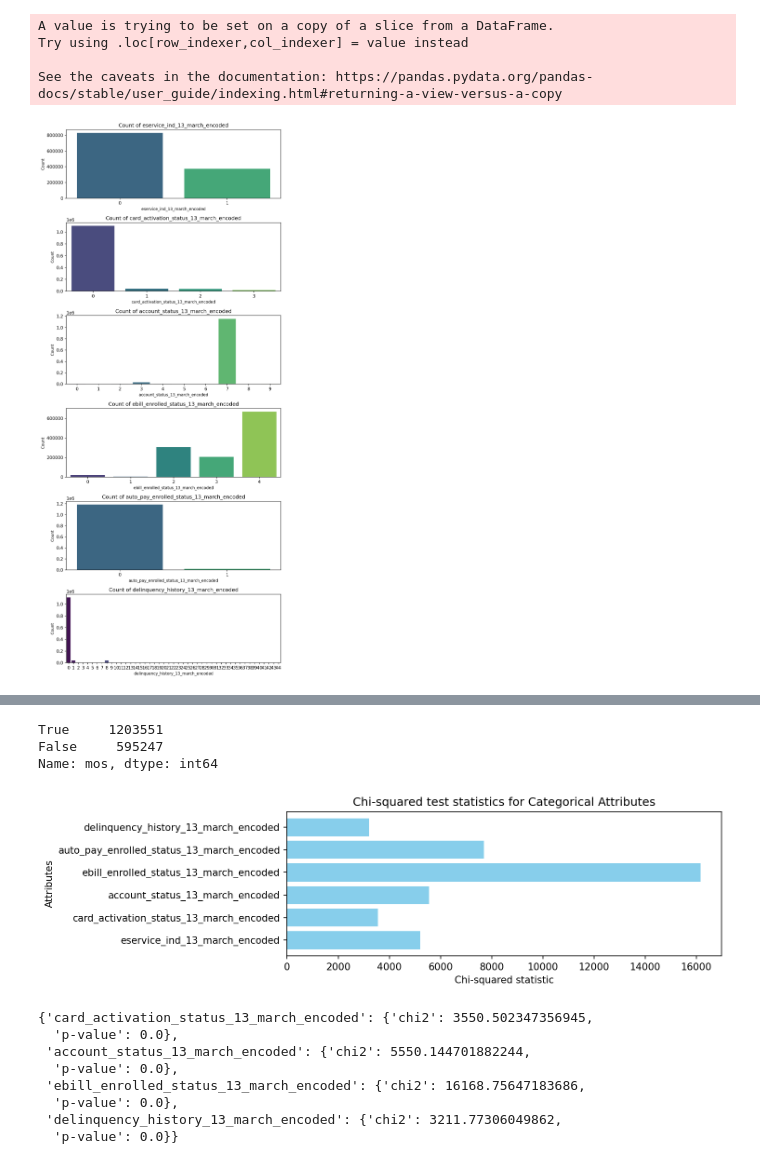
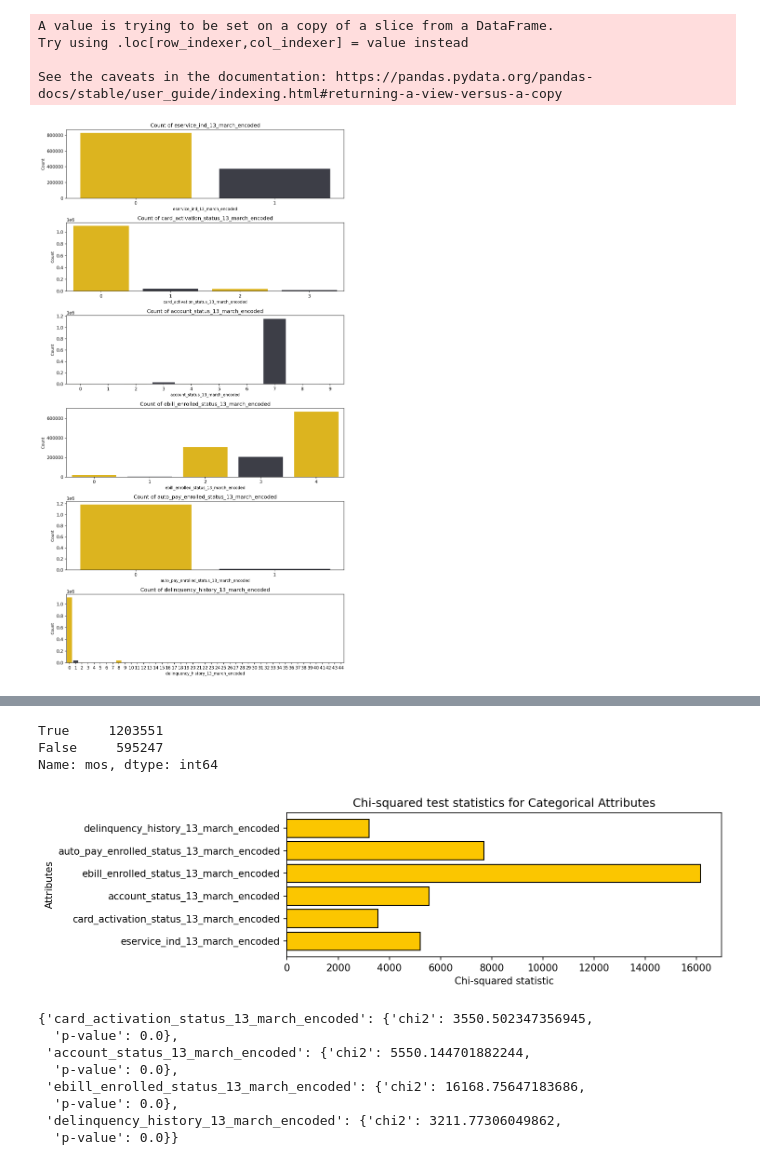
Before and after one commit to Johann-Cardenas/Datathon-2024, a Jupyter notebook: EDA.ipynb, the cells around one changed output, grey strips where cells are left out. Saved outputs shown, nothing was run; the diff lists cells and outputs as text; code cells hidden in the pictures.

```diff
--- a/EDA.ipynb
+++ b/EDA.ipynb
@@ -80,12 +953,15 @@ data[['mos', 'mos_descriptions']].head()
 # %%
 # Frequency Analysis of Most common Tags
 list_descriptions = [item for sublist in data['mos_descriptions'].tolist() for item in sublist]
+
+color_palette = create_range(len(list_descriptions), '#FBC600', '#3B3D49')
+
 description_frequencies = Counter(list_descriptions)
 df_frequencies = pd.DataFrame(description_frequencies.items(), columns=['Description', 'Frequency']).sort_values(by='Frequency', ascending=False)
 
 # plot df_frequencies
 plt.figure(figsize=(4, 3), dpi=150)
-sns.barplot(x='Frequency', y='Description', data=df_frequencies.head(10), palette='deep')
+sns.barplot(x='Frequency', y='Description', data=df_frequencies.head(10), palette=color_palette)
 plt.title('Top 10 IVR Call Reasons')
 plt.show()
 
@@ -105,6 +981,8 @@ df_frequencies.head(10)
 | 10 | pre transfer menu | 155707 |
 # %% [markdown]
 ### **First Step: Filtering Calls that End with TRANSFER**
+# %%
+current_analysis_date = pd.Timestamp('2024-03-18')
 # %%
 data['account_open_date_13_march'] = pd.to_datetime(data['account_open_date_13_march'], errors='coerce')
 data['account_open_date_18_march'] = pd.to_datetime(data['account_open_date_18_march'], errors='coerce')
@@ -187,7 +1102,15 @@ plt.show()
 # %%
 # Help me visualize the contingency table
-plt.figure(figsize=(4, 3), dpi=150)
+plt.figure(figsize=(4, 3), dpi=300)
 sns.heatmap(contingency_table, annot=True, fmt='d', cmap='viridis_r')
-plt.title('Contingency Table ', fontweight='bold', fontsize=15)
+# add percentage to the values (relative to the row)
+
+color =[['black', 'white'],['white', 'white']]
+
+for i in range(2):
+    for j in range(2):
+        plt.text(j + 0.5, i + 0.75, f'({contingency_table.iloc[i, j] / contingency_table.iloc[i].sum() * 100:.2f}%)', color=color[i][j], ha='center', va='center')
+
+plt.title('Contingency Table ', fontweight='bold', fontsize=13)
 # %% [output]
 Text(0.5, 1.0, 'Contingency Table ')
@@ -251,6 +1183,13 @@ continuous_attributes = [
     'no_of_accounts_with_syf_13_march',
     'account_balance_13_march',
     'account_age_years'
+]
+
+# Continuous labels
+continuous_labels = [
+    'Number of Accounts (03/13)',
+    'Account Balance (03/13)',
+    'Account Age'
 ]
 
 categorical_attributes_encoded = [
@@ -260,9 +1199,14 @@ categorical_attributes_encoded = [
 # Visualize continuous attributes with distribution plots.
 fig, axes = plt.subplots(nrows=len(continuous_attributes), ncols=1, figsize=(10, 3 * len(continuous_attributes)), dpi=100)
 for i, attribute in enumerate(continuous_attributes):
-    sns.histplot(TR_df[attribute], kde=True, ax=axes[i], color='red')
-    axes[i].set_title(f'Distribution of {attribute}', fontsize=14, fontweight='bold')
-    axes[i].set_xlabel(attribute, fontsize=12)
+
+    sns.histplot(TR_df[attribute], kde=True,
+                 color=synchrony[1],
+                 line_kws={'color': synchrony[0]},
+                 ax=axes[i])
+
+    axes[i].set_title(f'Distribution of {continuous_labels[i]}', fontsize=14, fontweight='bold')
+    axes[i].set_xlabel(continuous_labels[i], fontsize=12)
     axes[i].set_ylabel('Frequency', fontsize=12)
 plt.tight_layout()
 plt.show()
@@ -296,16 +1240,18 @@ Try using .loc[row_indexer,col_indexer] = value instead
 See the caveats in the documentation: https://pandas.pydata.org/pandas-docs/stable/user_guide/indexing.html#returning-a-view-versus-a-copy
 # %%
 # Visualize categorical attributes with count plots.
-fig, axes = plt.subplots(nrows=len(categorical_attributes_encoded), ncols=1, figsize=(8, 3 * len(categorical_attributes_encoded)), dpi=150)
+fig, axes = plt.subplots(nrows=len(categorical_attributes_encoded), ncols=1, figsize=(10, 3 * len(categorical_attributes_encoded)), dpi=150)
+
 for i, attribute in enumerate(categorical_attributes_encoded):
-    sns.countplot(x=TR_df[attribute], ax=axes[i], palette='viridis')
+    color_palette = create_range(TR_df[attribute].nunique(), '#FBC600', '#3B3D49')
+    sns.countplot(x=TR_df[attribute], ax=axes[i], palette=color_palette)
     axes[i].set_title(f'Count of {attribute}', fontsize=12)
     axes[i].set_xlabel(attribute, fontsize=9)
     axes[i].set_ylabel('Count', fontsize=9)
 plt.tight_layout()
 plt.show()
 # %% [output]
-[figure, old version]
+[figure, new version]
 # %%
 # Show a sample of the encoded categorical attributes
 TR_df[categorical_attributes_encoded].sample(10)
@@ -335,14 +1281,14 @@ for attribute in categorical_attributes_encoded:
     chi2_results[attribute] = {'chi2': chi2, 'p-value': p}
 # %%
 fig, ax = plt.subplots(figsize=(10, 3), dpi=150)
-ax.barh(list(chi2_results.keys()), [result['chi2'] for result in chi2_results.values()], color='skyblue')
+ax.barh(list(chi2_results.keys()), [result['chi2'] for result in chi2_results.values()], color=synchrony[0], edgecolor='black')
 ax.set_xlabel('Chi-squared statistic')
 ax.set_ylabel('Attributes')
 ax.set_title('Chi-squared test statistics for Categorical Attributes')
 plt.tight_layout()
 plt.show()
 # %% [output]
-[figure, old version]
+[figure, new version]
 # %%
 chi2_results
 # %% [output]
```
Also changed, not shown: parts of 102 cells of this notebook.
